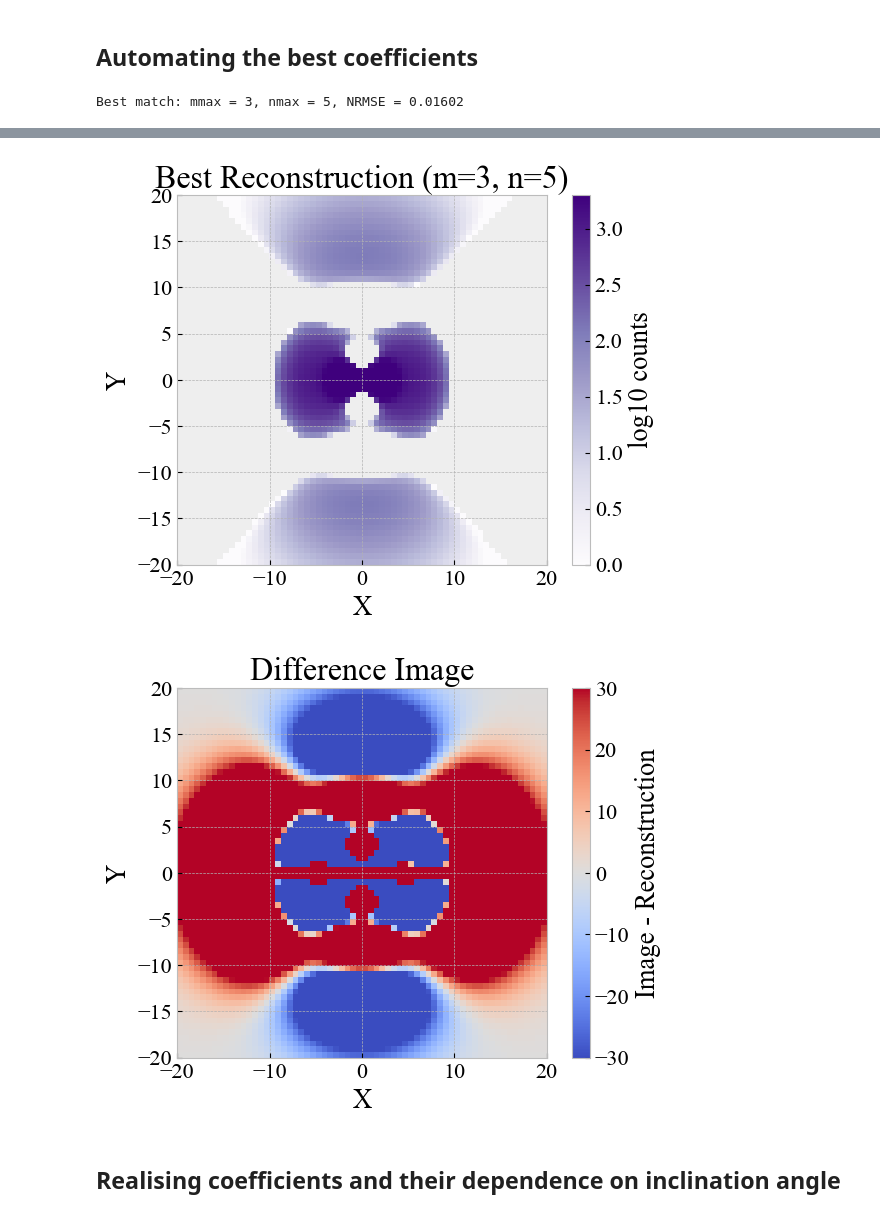
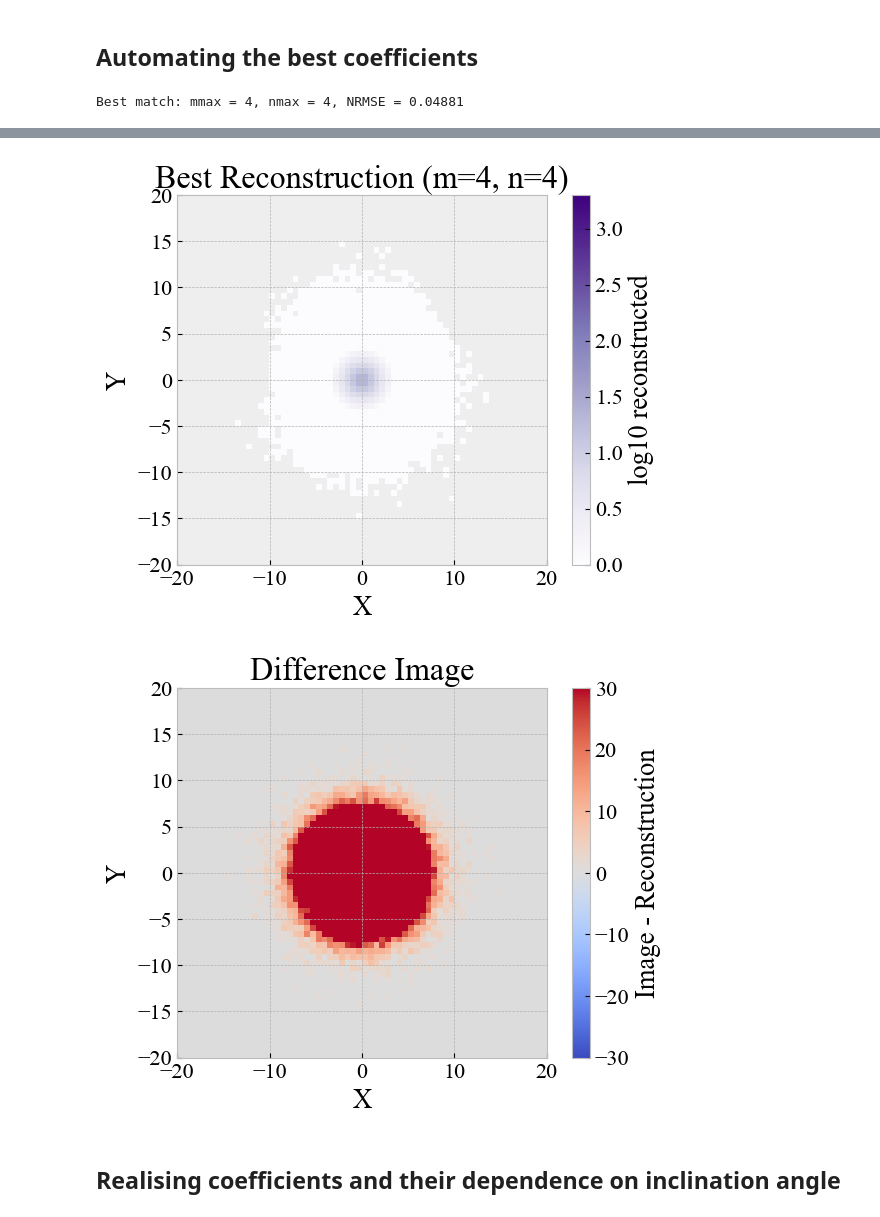
Before and after one commit to michael-petersen/GalaxyIncIinations, a Jupyter notebook: SimulatedGalaxiesAndExpansions.ipynb, the cells around one changed output, grey strips where cells are left out. Drawn from its saved outputs; the diff is of its cells as text; code cells hidden in the pictures.

```diff
--- a/SimulatedGalaxiesAndExpansions.ipynb
+++ b/SimulatedGalaxiesAndExpansions.ipynb
@@ -20,7 +20,7 @@ plt.style.use('bmh')
 # DiscModel is in a different file
 from src.DiscModel import DiscGalaxy
 N = 1000000 # number of stars in the disc
-a = 1.5 # a is the scale length of the disc in kpc
+a = 1 # a is the scale length of the disc in kpc
 D = DiscGalaxy(N=N,a=a)
 
 """Recall m corresponds to Fourier (azimuthal) modes, n corresponds to Laguerre (radial harmonics) modes."""
@@ -84,7 +127,7 @@ plt.show()
 rmax = 20.
 nbins = 64
 noise = 0.5
-inclinationvalue = 80.
+inclinationvalue = 0.
 
 D = DiscGalaxy(N=N, a=a)
 D.rotate_disc(inclinationvalue, 0, 0)
@@ -95,8 +138,8 @@ x_edges, y_edges = D.x_edges, D.y_edges
 
 #Finding the best expansion coefficients
 # We will try different mmax and nmax values to find the best fit to the original
-m_values = range(1, 20, 1) #vary m and n ranges to find the best fit
-n_values = range(1, 20, 1)
+m_values = range(1, 5, 1) #vary m and n ranges to find the best fit
+n_values = range(1, 5, 1)
 errors = []
 best_error = np.inf
 best_config = None
@@ -105,12 +148,24 @@ best_E = None
 for m in tqdm(m_values, desc="mmax"):
     for n in n_values:
         try:
-            E = D.make_expansion(m, n, a)
+            E = D.make_pointexpansion(m, n, a)
             E.laguerre_reconstruction(D.r, D.p)
             recon = E.reconstruction
 
-            mask = np.isfinite(img_orig) & np.isfinite(recon)
-            nrmse = np.sqrt(np.mean((img_orig[mask] - recon[mask])**2)) / np.max(img_orig)
+            # Convert reconstruction to 2D histogram grid for fair comparison
+            x = D.r * np.cos(D.p)
+            y = D.r * np.sin(D.p)
+            bins = [x_edges, y_edges]
+
+            # Bin reconstructed values
+            recon_img, _, _ = np.histogram2d(x, y, bins=bins, weights=E.reconstruction)
+            counts, _, _ = np.histogram2d(x, y, bins=bins)
+            recon_img /= np.maximum(counts, 1)
+
+            # Now compare to original image
+            mask = np.isfinite(img_orig) & np.isfinite(recon_img)
+            nrmse = np.sqrt(np.mean((img_orig[mask] - recon_img[mask])**2)) / np.max(img_orig)
+
 
             errors.append((m, n, nrmse))
 
@@ -138,24 +193,28 @@ plt.show()
 
 # Plot: Best Reconstruction
 plt.figure()
-plt.imshow(np.log10(best_E.reconstruction), origin='lower', cmap='Purples',
+safe_recon = np.where(recon_img > 0, recon_img, np.nan)
+log_recon = np.log10(safe_recon)
+
+plt.imshow(log_recon, origin='lower', cmap='Purples',
            extent=[x_edges[0], x_edges[-1], y_edges[0], y_edges[-1]],
            vmin=0., vmax=3.3)
-plt.colorbar(label='log10 counts')
+plt.colorbar(label='log10 reconstructed')
 plt.title(f"Best Reconstruction (m={m_best}, n={n_best})")
-plt.xlabel('X')
-plt.ylabel('Y')
+plt.xlabel("X")
+plt.ylabel("Y")
 plt.show()
 
-# Plot: Difference Image
+difference = img_orig - recon_img
+
 plt.figure()
-plt.imshow(img_orig - best_E.reconstruction, origin='lower', cmap='coolwarm',
+plt.imshow(difference, origin='lower', cmap='coolwarm',
            extent=[x_edges[0], x_edges[-1], y_edges[0], y_edges[-1]],
            vmin=-30, vmax=30)
 plt.colorbar(label='Image - Reconstruction')
 plt.title("Difference Image")
-plt.xlabel('X')
-plt.ylabel('Y')
+plt.xlabel("X")
+plt.ylabel("Y")
 plt.show()
 # %% [output]
-Best match: mmax = 3, nmax = 5, NRMSE = 0.01602
+Best match: mmax = 4, nmax = 4, NRMSE = 0.04881
@@ -163,5 +222,5 @@ Best match: mmax = 3, nmax = 5, NRMSE = 0.01602
-[figure, old version]
+[figure, new version]
-[figure, old version]
+[figure, new version]
 # %% [markdown]
 ## Realising coefficients and their dependence on inclination angle
 # %%
```
Also changed, not shown: parts of 5 cells of this notebook, 4 other files.
